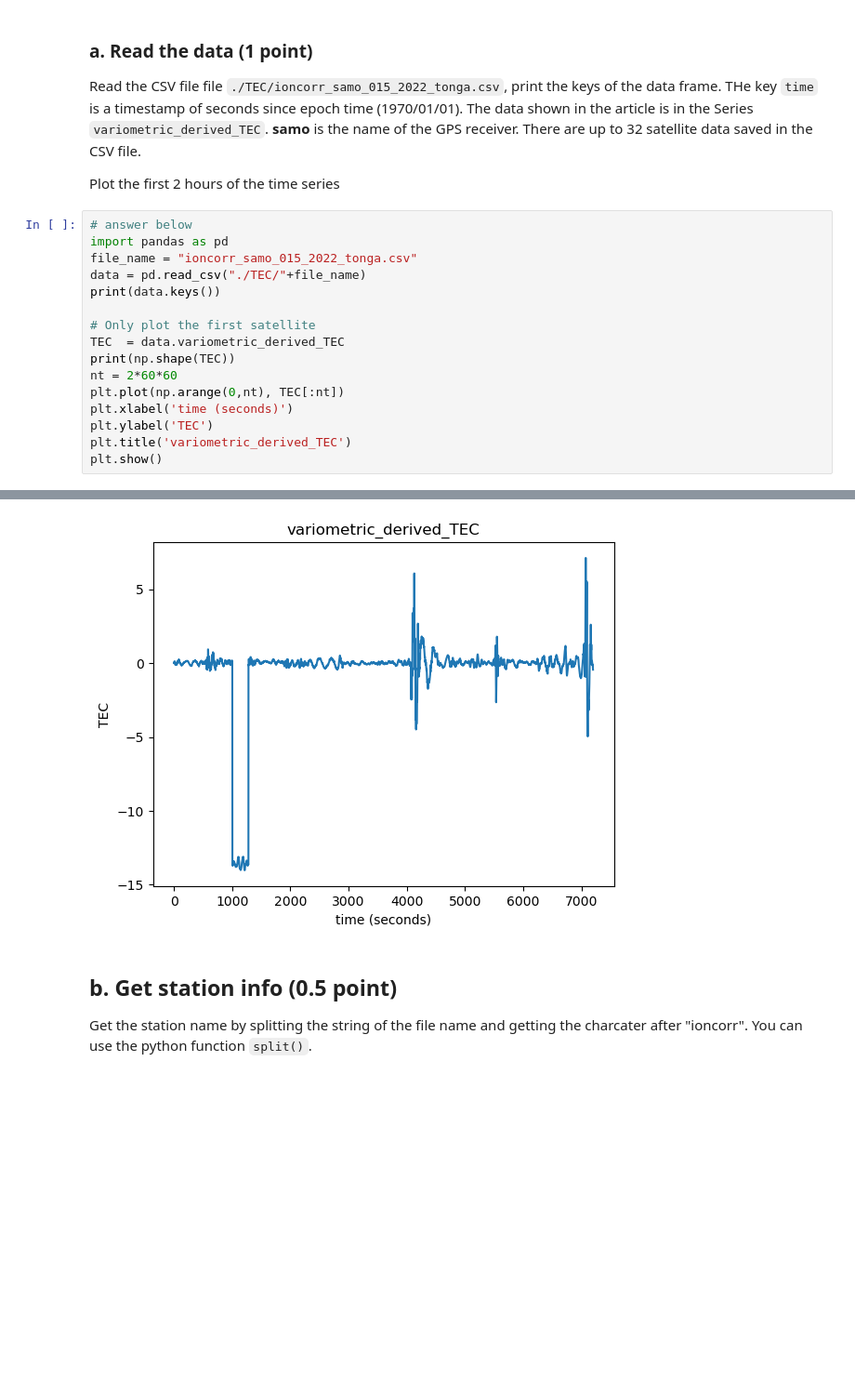
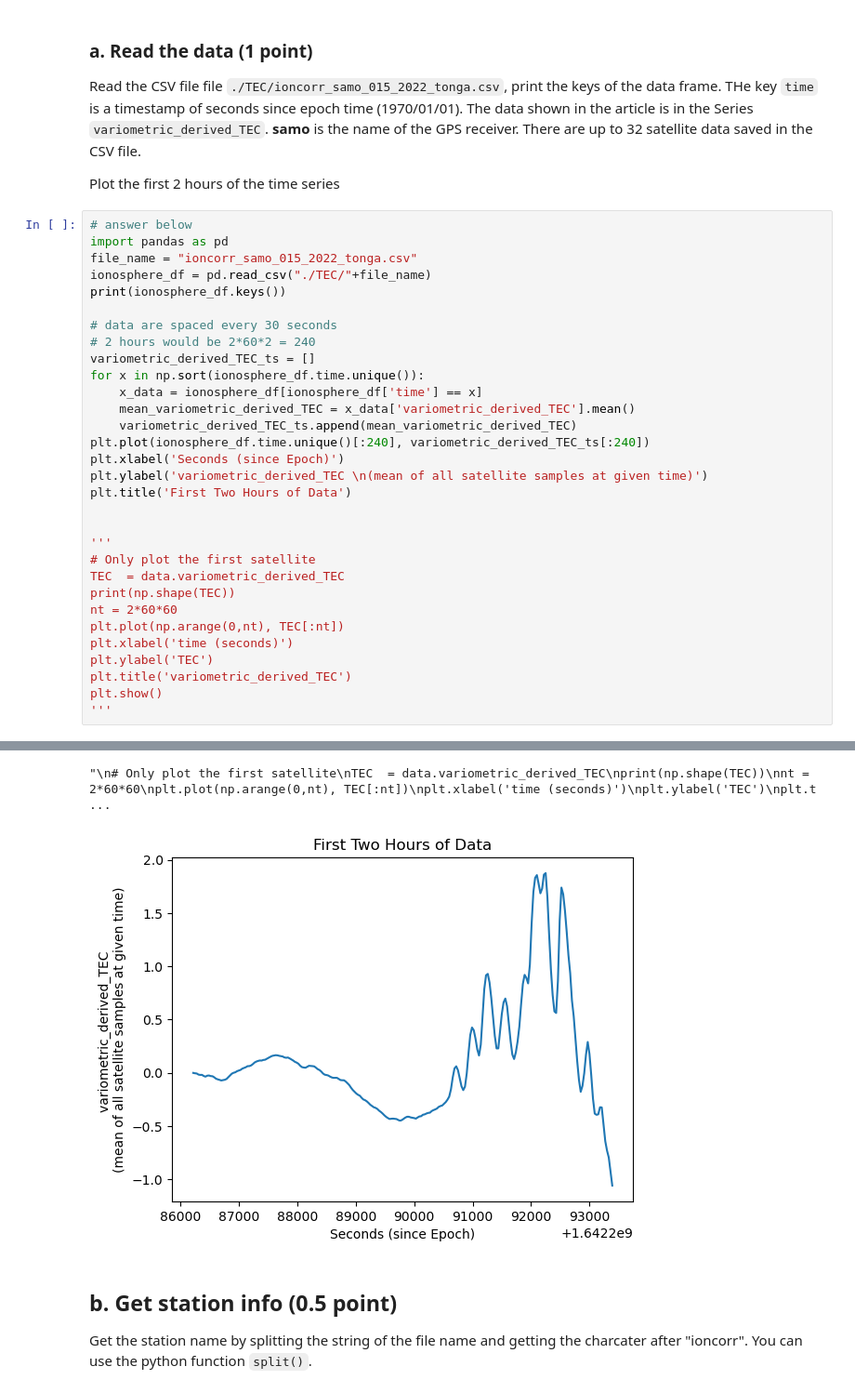
Before and after one commit to UW-ESS-DS/MLGeo2022_muting, a Jupyter notebook: homework/homework_4_muting.ipynb, the cells around one changed output, grey strips where cells are left out. Shown at 93% size. Cells and saved outputs as stored; diff of their text form; blank space fills up the shorter version.

```diff
--- a/homework/homework_4_muting.ipynb
+++ b/homework/homework_4_muting.ipynb
@@ -219,9 +248,23 @@ Plot the first 2 hours of the time series
 # answer below
 import pandas as pd
 file_name = "ioncorr_samo_015_2022_tonga.csv"
-data = pd.read_csv("./TEC/"+file_name)
-print(data.keys())
+ionosphere_df = pd.read_csv("./TEC/"+file_name)
+print(ionosphere_df.keys())
 
+# data are spaced every 30 seconds
+# 2 hours would be 2*60*2 = 240
+variometric_derived_TEC_ts = []
+for x in np.sort(ionosphere_df.time.unique()):
+    x_data = ionosphere_df[ionosphere_df['time'] == x]
+    mean_variometric_derived_TEC = x_data['variometric_derived_TEC'].mean()
+    variometric_derived_TEC_ts.append(mean_variometric_derived_TEC)
+plt.plot(ionosphere_df.time.unique()[:240], variometric_derived_TEC_ts[:240])
+plt.xlabel('Seconds (since Epoch)')
+plt.ylabel('variometric_derived_TEC \n(mean of all satellite samples at given time)')
+plt.title('First Two Hours of Data')
+
+
+'''
 # Only plot the first satellite
 TEC  = data.variometric_derived_TEC
 print(np.shape(TEC))
@@ -231,6 +274,7 @@ plt.xlabel('time (seconds)')
 plt.ylabel('TEC')
 plt.title('variometric_derived_TEC')
 plt.show()
+'''
 # %% [output]
 Index(['Unnamed: 0', 'GPS_seconds', 'satellite_number',
        'variometric_derived_TEC', 'variometric_derived_TEC_filtered',
@@ -243,4 +286,5 @@ Index(['Unnamed: 0', 'GPS_seconds', 'satellite_number',
+"\n# Only plot the first satellite\nTEC  = data.variometric_derived_TEC\nprint(np.shape(TEC))\nnt = 2*60*60\nplt.plot(np.arange(0,nt), TEC[:nt])\nplt.xlabel('time (seconds)')\nplt.ylabel('TEC')\nplt.t ...
-[figure, old version]
+[figure, new version]
 # %% [markdown]
 ## b. Get station info (0.5 point)
 Get the station name by splitting the string of the file name and getting the charcater after "ioncorr". You can use the python function ``split()``.
```
Also changed, not shown: parts of 9 cells of this notebook, 1 other file.
